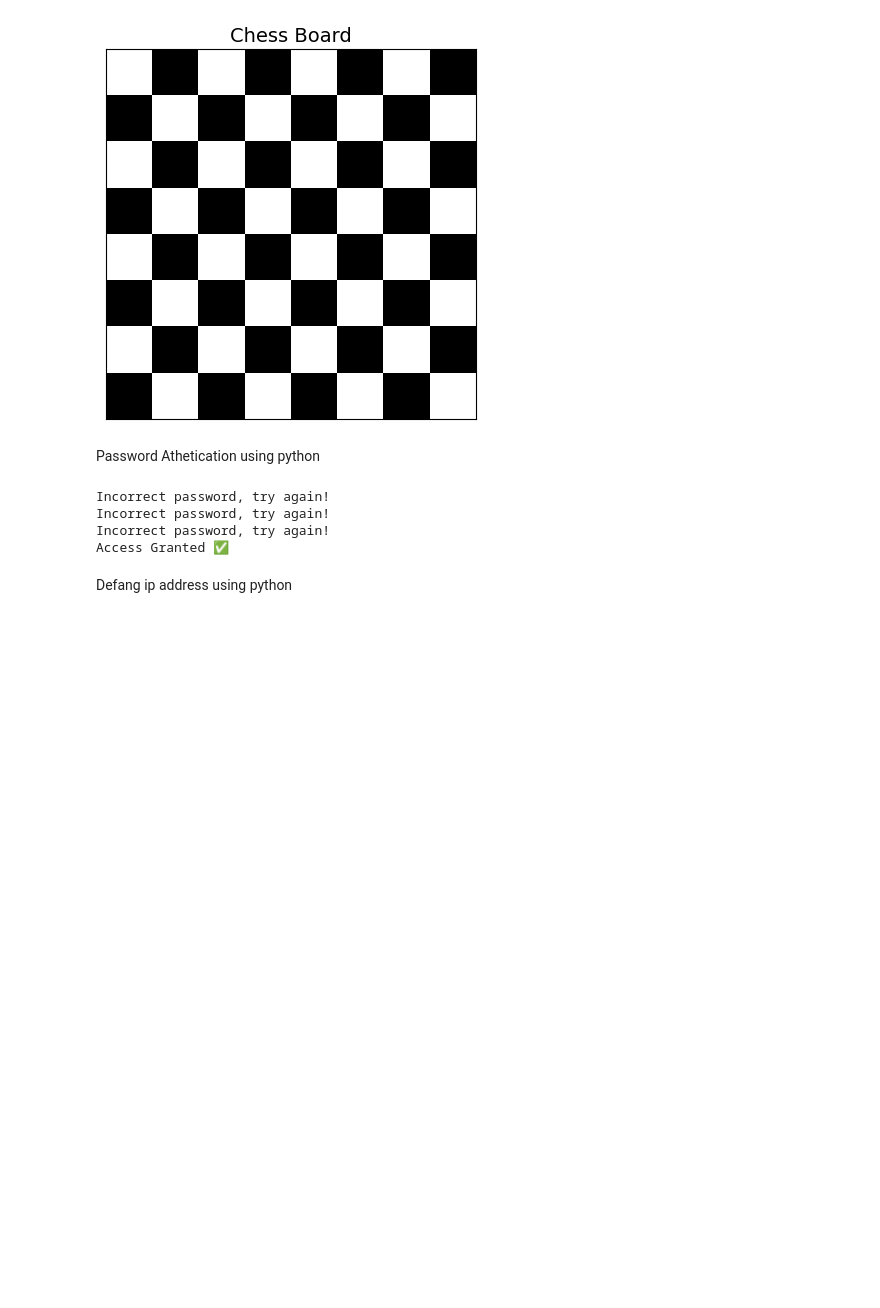
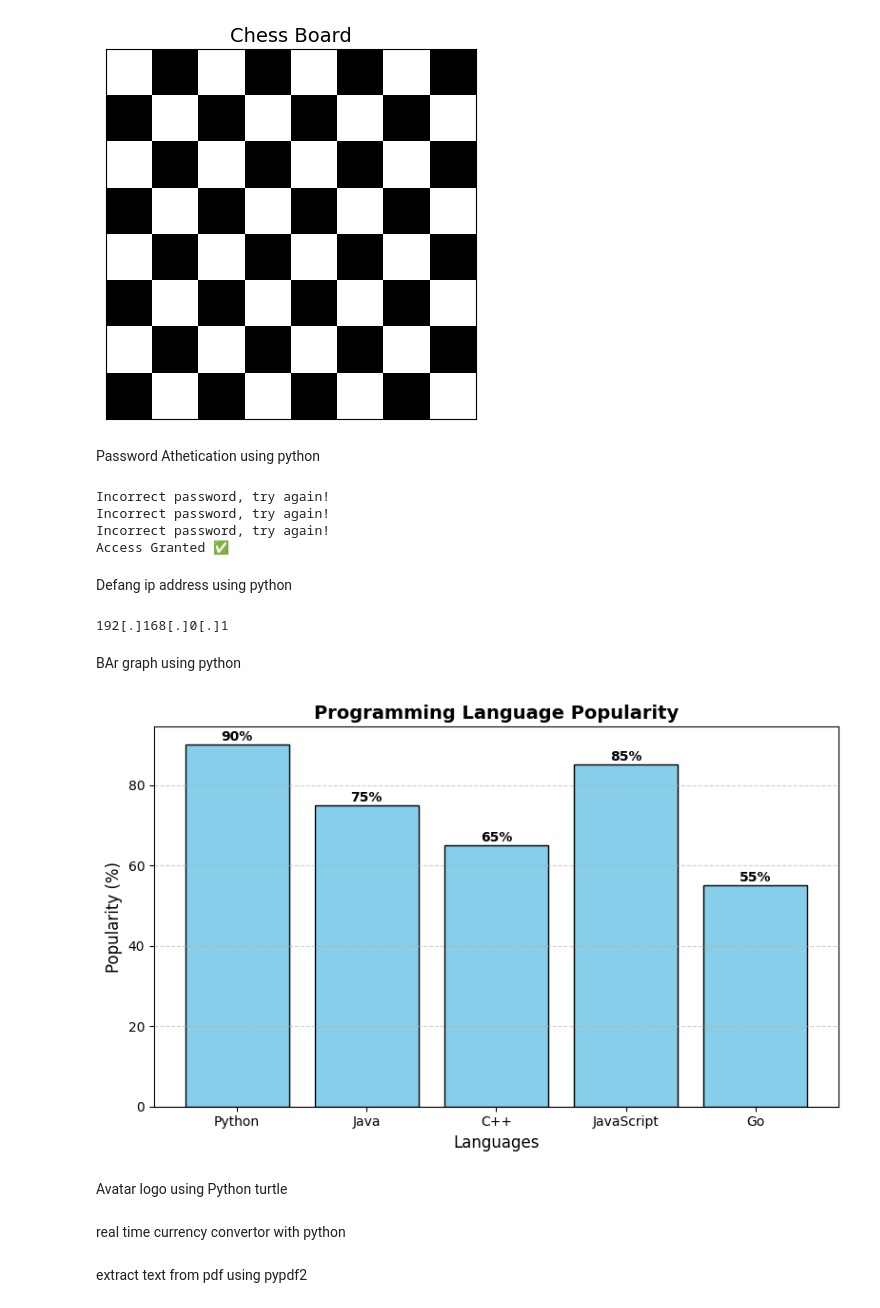
Before and after one commit to Asgharhussainparvi/32-Days-Python-Code, a Jupyter notebook: Codes.ipynb, the cells around one changed output. Cells and saved outputs as stored; diff of their text form; code cells hidden in the pictures; blank space fills up the shorter version.

```diff
--- a/Codes.ipynb
+++ b/Codes.ipynb
@@ -58,3 +58,41 @@ Incorrect password, try again!
 Access Granted ✅
 # %% [markdown]
 Defang ip address using python
+# %%
+def defang_ip(ip: str) -> str:
+    return ip.replace('.', '[.]')
+
+# Example
+print(defang_ip("192.168.0.1"))
+# %% [output]
+192[.]168[.]0[.]1
+# %% [markdown]
+BAr graph using python
+# %%
+import matplotlib.pyplot as plt
+
+# Sample data
+languages = ['Python', 'Java', 'C++', 'JavaScript', 'Go']
+popularity = [90, 75, 65, 85, 55]
+
+# Create bar graph
+plt.figure(figsize=(8,5))
+bars = plt.bar(languages, popularity, color='skyblue', edgecolor='black')
+
+# Add value labels on top of bars
+for bar in bars:
+    plt.text(bar.get_x() + bar.get_width()/2, bar.get_height() + 1,
+             f'{bar.get_height()}%', ha='center', fontsize=10, fontweight='bold')
+
+# Styling
+plt.title("Programming Language Popularity", fontsize=14, fontweight='bold')
+plt.xlabel("Languages", fontsize=12)
+plt.ylabel("Popularity (%)", fontsize=12)
+plt.grid(axis='y', linestyle='--', alpha=0.6)
+plt.tight_layout()
+
+plt.show()
+# %% [output]
+[figure, added]
+# %% [markdown]
+Avatar logo using Python turtle
@@ -60,0 +147,2 @@ Defang ip address using python
+# %% [markdown]
+real time currency convertor with python
@@ -60,0 +169,2 @@ Defang ip address using python
+# %% [markdown]
+extract text from pdf using pypdf2
```
Also changed, not shown: parts of 12 cells of this notebook.
